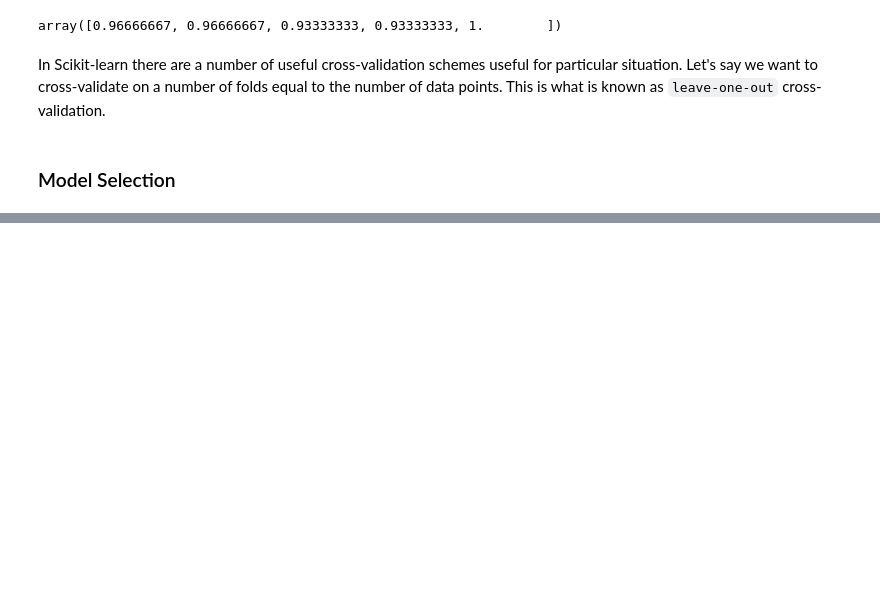
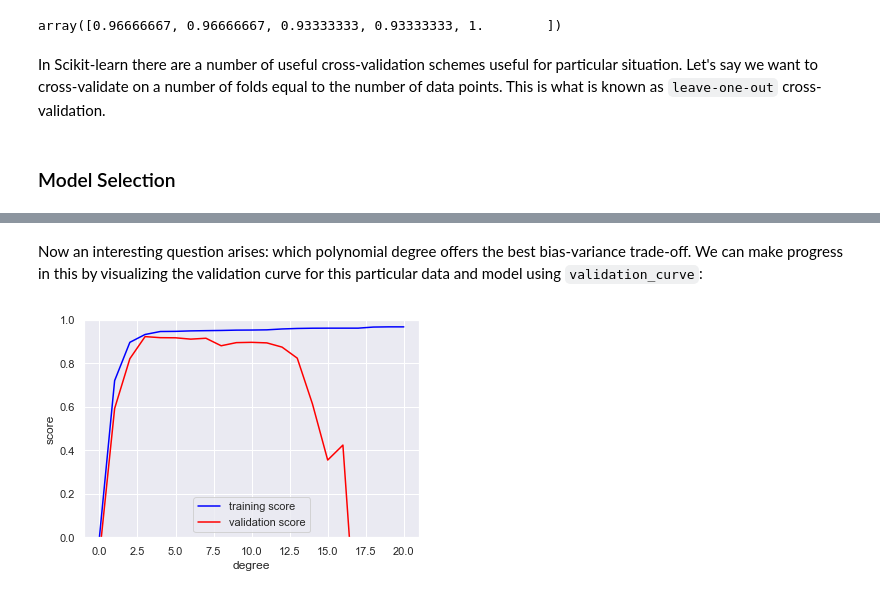
Before and after one commit to GiuseppeBaldini/Python-DS-Handbook, a Jupyter notebook: 5.Machine_Learning/05.03 - Hyperparameters and Model Validation.ipynb, the cells around one changed output, grey strips where cells are left out. Cells and saved outputs as stored; diff of their text form; code cells hidden in the pictures; blank space fills up the shorter version.

```diff
--- a/5.Machine_Learning/05.03 - Hyperparameters and Model Validation.ipynb
+++ b/5.Machine_Learning/05.03 - Hyperparameters and Model Validation.ipynb
@@ -97,0 +166,16 @@ In Scikit-learn there are a number of useful cross-validation schemes useful for
+# %% [markdown]
+Now an interesting question arises: which polynomial degree offers the best bias-variance trade-off. We can make progress in this by visualizing the validation curve for this particular data and model using <code>validation_curve</code>:
+# %%
+from sklearn.model_selection import validation_curve
+degree = np.arange(0, 21)
+train_score, val_score = validation_curve(PolynomialRegression(), X, y,
+                                          'polynomialfeatures__degree', degree, cv=7)
+
+plt.plot(degree, np.median(train_score, 1), color='blue', label='training score')
+plt.plot(degree, np.median(val_score, 1), color='red', label='validation score')
+plt.legend(loc='best')
+plt.ylim(0, 1)
+plt.xlabel('degree')
+plt.ylabel('score');
+# %% [output]
+[figure, added]
```
Also changed, not shown: parts of 12 cells of this notebook.
